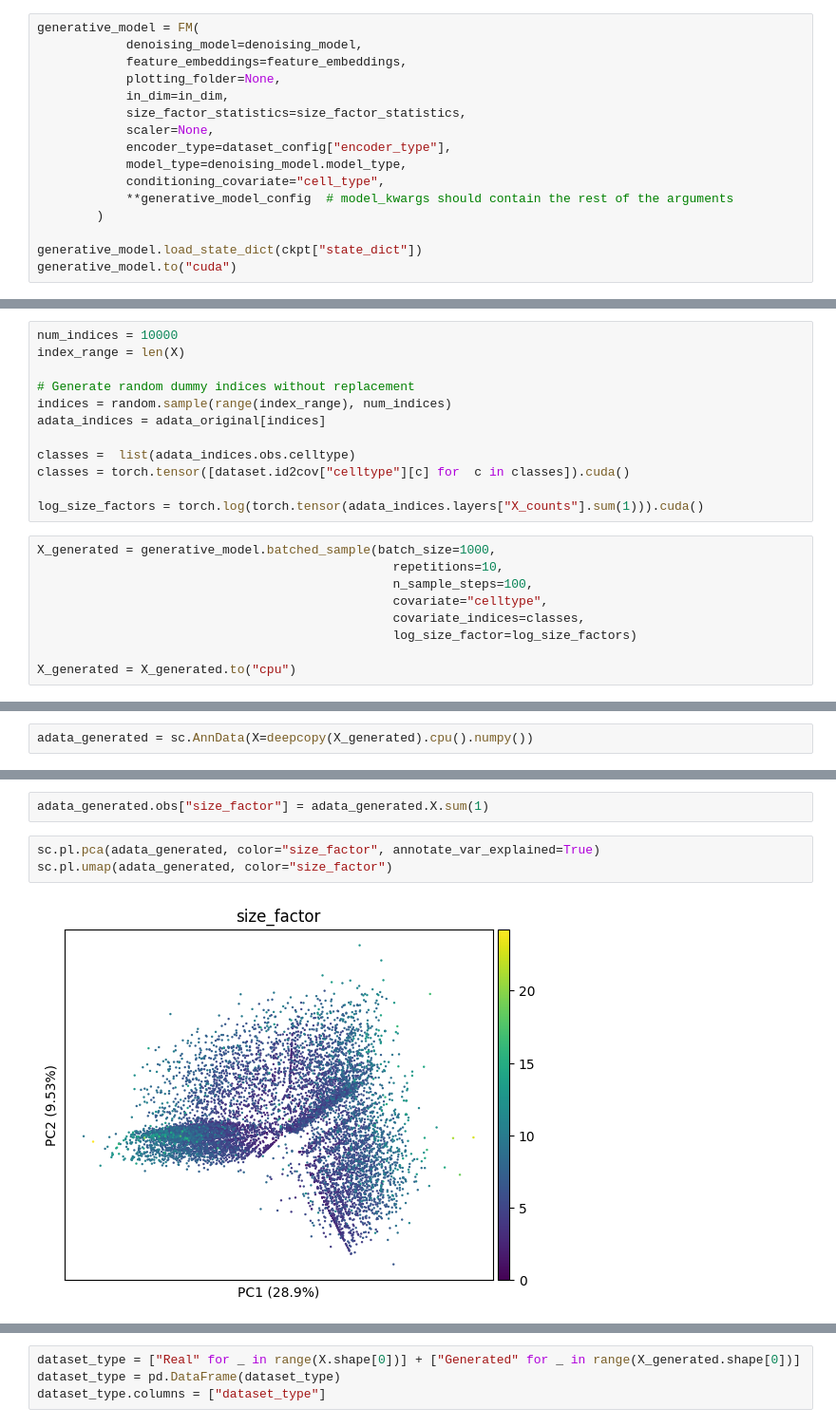
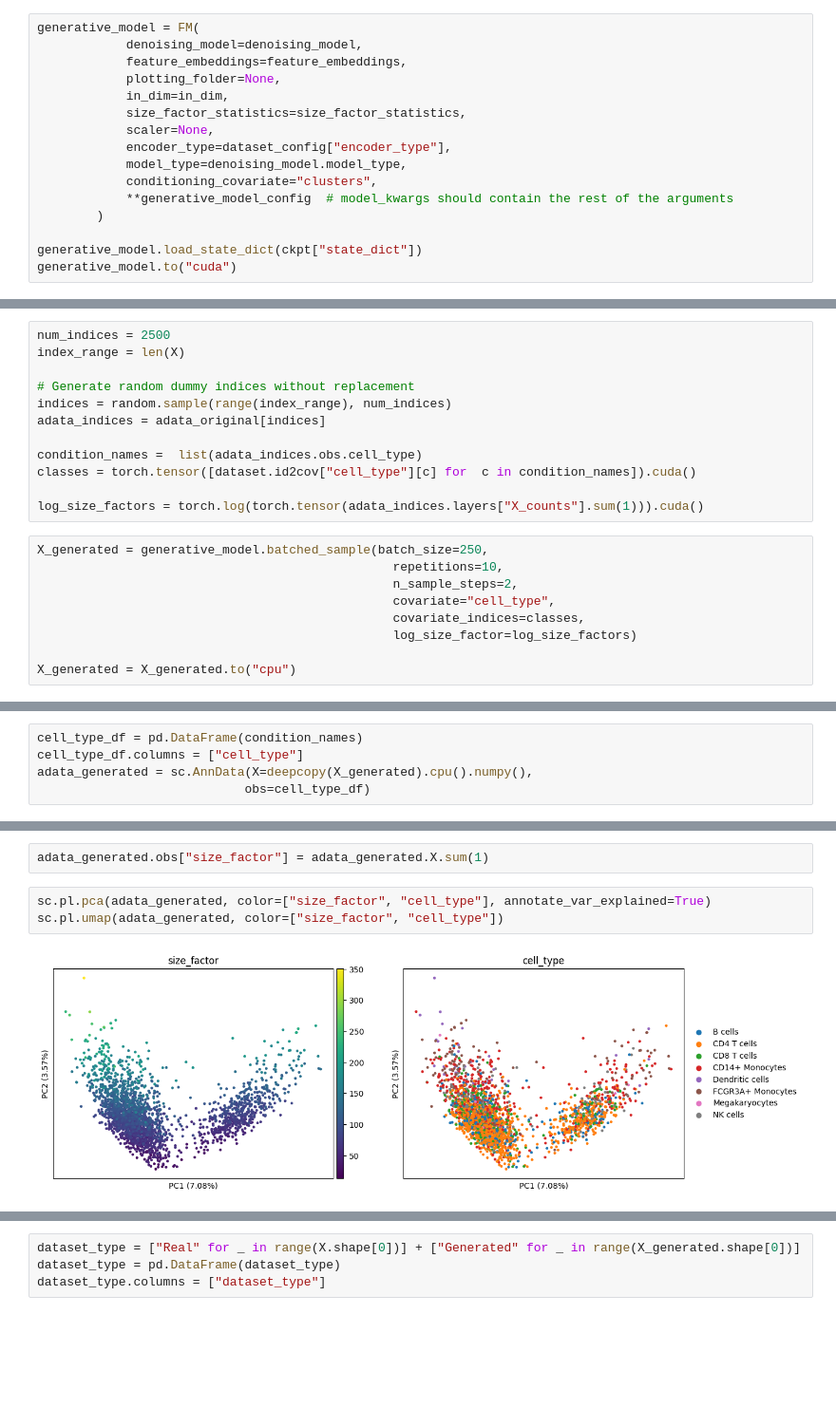
Before and after one commit to theislab/CFGen, a Jupyter notebook: notebooks/experiments/test_generation_pbmc.ipynb, the cells around one changed output, grey strips where cells are left out. Shown: that part at 95% size. Drawn from its saved outputs; the diff is of its cells as text; blank space fills up the shorter version.

```diff
--- a/notebooks/experiments/test_generation_pbmc.ipynb
+++ b/notebooks/experiments/test_generation_pbmc.ipynb
@@ -125,7 +145,7 @@ generative_model = FM(
             scaler=None,
             encoder_type=dataset_config["encoder_type"],
             model_type=denoising_model.model_type,
-            conditioning_covariate="cell_type",
+            conditioning_covariate="clusters",
             **generative_model_config  # model_kwargs should contain the rest of the arguments
         )
 
@@ -161,22 +181,22 @@ X = torch.tensor(adata_original.layers["X_counts"].todense())
 # %% [markdown]
 General conditional
 # %%
-num_indices = 10000
+num_indices = 2500
 index_range = len(X)
 
 # Generate random dummy indices without replacement
 indices = random.sample(range(index_range), num_indices)
 adata_indices = adata_original[indices]
 
-classes =  list(adata_indices.obs.celltype)
-classes = torch.tensor([dataset.id2cov["celltype"][c] for  c in classes]).cuda()
+condition_names =  list(adata_indices.obs.cell_type)
+classes = torch.tensor([dataset.id2cov["cell_type"][c] for  c in condition_names]).cuda()
 
 log_size_factors = torch.log(torch.tensor(adata_indices.layers["X_counts"].sum(1))).cuda()
 # %%
-X_generated = generative_model.batched_sample(batch_size=1000,
+X_generated = generative_model.batched_sample(batch_size=250,
                                                 repetitions=10,
-                                                n_sample_steps=100,
-                                                covariate="celltype",
+                                                n_sample_steps=2,
+                                                covariate="cell_type",
                                                 covariate_indices=classes,
                                                 log_size_factor=log_size_factors)
 
@@ -206,7 +238,10 @@ Single condition
 # %% [markdown]
 **Create adata and check plots**
 # %%
-adata_generated = sc.AnnData(X=deepcopy(X_generated).cpu().numpy())
+cell_type_df = pd.DataFrame(condition_names)
+cell_type_df.columns = ["cell_type"]
+adata_generated = sc.AnnData(X=deepcopy(X_generated).cpu().numpy(),
+                            obs=cell_type_df)
 # %%
 sc.pp.log1p(adata_generated)
 sc.tl.pca(adata_generated)
@@ -215,7 +250,7 @@ sc.tl.umap(adata_generated)
 # %%
 adata_generated.obs["size_factor"] = adata_generated.X.sum(1)
 # %%
-sc.pl.pca(adata_generated, color="size_factor", annotate_var_explained=True)
-sc.pl.umap(adata_generated, color="size_factor")
+sc.pl.pca(adata_generated, color=["size_factor", "cell_type"], annotate_var_explained=True)
+sc.pl.umap(adata_generated, color=["size_factor", "cell_type"])
 # %% [output]
-[figure, old version]
+[figure, new version]
```
Also changed, not shown: parts of 36 cells of this notebook, 16 other files.
